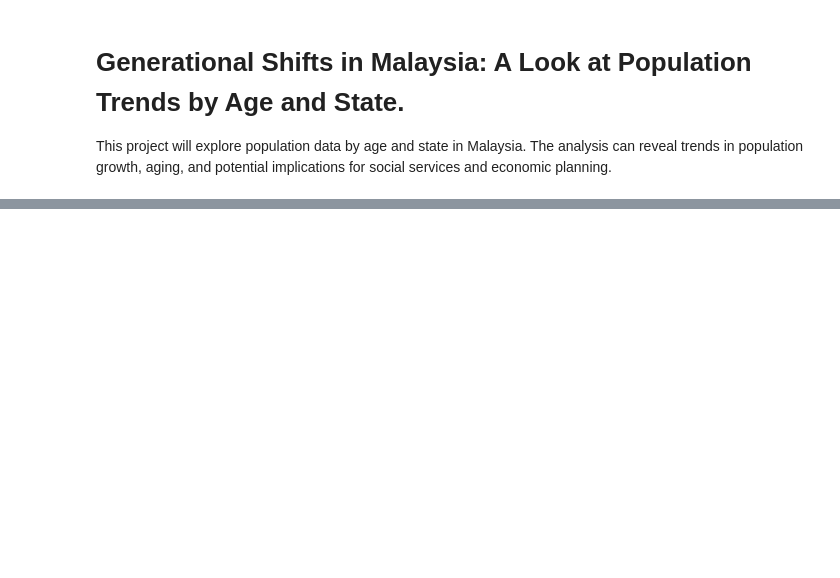
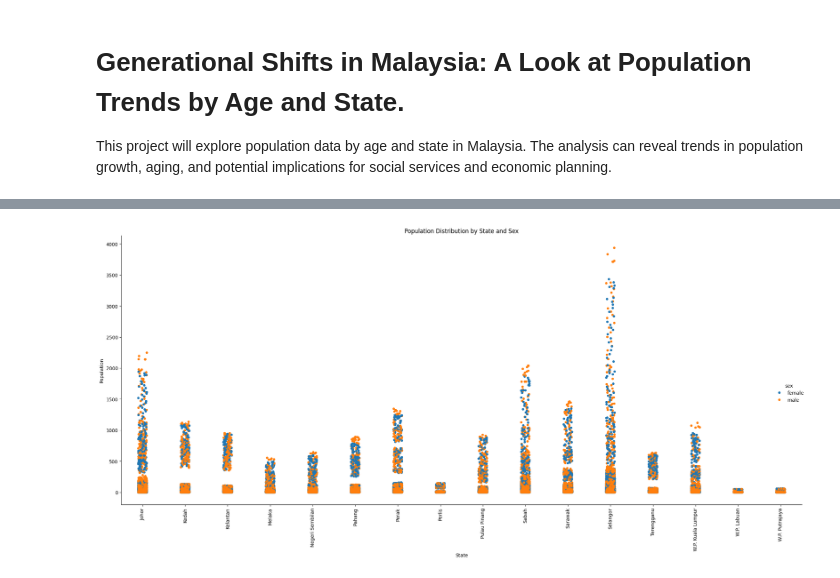
Before and after one commit to TehJunYuan/Python_Project, a Jupyter notebook: PopulationTrendsByAgeAndState.ipynb, the cells around one changed output, grey strips where cells are left out. Drawn from its saved outputs; the diff is of its cells as text; code cells hidden in the pictures; blank space fills up the shorter version.

```diff
--- a/PopulationTrendsByAgeAndState.ipynb
+++ b/PopulationTrendsByAgeAndState.ipynb
@@ -39,0 +263,5 @@ df
+# %%
+# Plot the population distribution by state and sex
+analyzer.plot_population_by_state_and_sex()
+# %% [output]
+[figure, added]
```
Also changed, not shown: parts of 15 cells of this notebook, 2 other files.
